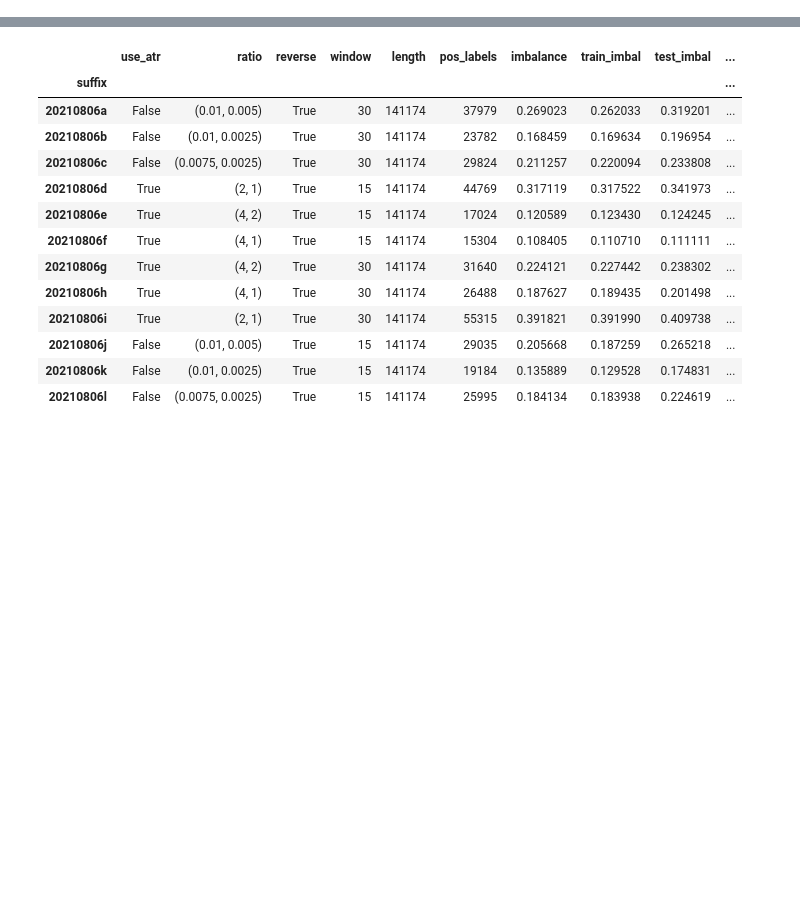
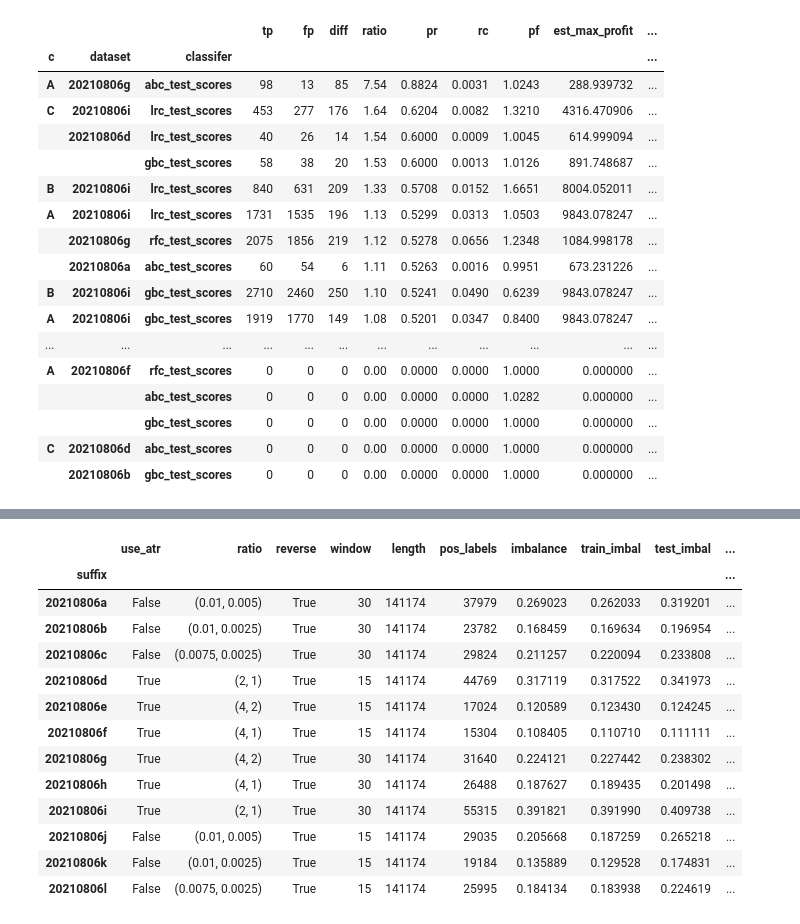
Before and after one commit to mads-swaps/swap-for-profit, a Jupyter notebook: playground/nicks/4_best_model_dataset.ipynb, the cells around one changed output, grey strips where cells are left out. Saved outputs shown, nothing was run; the diff lists cells and outputs as text; code cells hidden in the pictures; blank space fills up the shorter version.

```diff
--- a/playground/nicks/4_best_model_dataset.ipynb
+++ b/playground/nicks/4_best_model_dataset.ipynb
@@ -76,0 +79,21 @@ df.sort_values(by='score')
+# %%
+df.sort_values(by='ratio', ascending=False)
+# %% [output]
+|  |  |  | tp | fp | diff | ratio | pr | rc | pf | est_max_profit | ... |
+| c | dataset | classifer |  |  |  |  |  |  |  |  | ... |
+| A | 20210806g | abc_test_scores | 98 | 13 | 85 | 7.54 | 0.8824 | 0.0031 | 1.0243 | 288.939732 | ... |
+| C | 20210806i | lrc_test_scores | 453 | 277 | 176 | 1.64 | 0.6204 | 0.0082 | 1.3210 | 4316.470906 | ... |
+|  | 20210806d | lrc_test_scores | 40 | 26 | 14 | 1.54 | 0.6000 | 0.0009 | 1.0045 | 614.999094 | ... |
+|  |  | gbc_test_scores | 58 | 38 | 20 | 1.53 | 0.6000 | 0.0013 | 1.0126 | 891.748687 | ... |
+| B | 20210806i | lrc_test_scores | 840 | 631 | 209 | 1.33 | 0.5708 | 0.0152 | 1.6651 | 8004.052011 | ... |
+| A | 20210806i | lrc_test_scores | 1731 | 1535 | 196 | 1.13 | 0.5299 | 0.0313 | 1.0503 | 9843.078247 | ... |
+|  | 20210806g | rfc_test_scores | 2075 | 1856 | 219 | 1.12 | 0.5278 | 0.0656 | 1.2348 | 1084.998178 | ... |
+|  | 20210806a | abc_test_scores | 60 | 54 | 6 | 1.11 | 0.5263 | 0.0016 | 0.9951 | 673.231226 | ... |
+| B | 20210806i | gbc_test_scores | 2710 | 2460 | 250 | 1.10 | 0.5241 | 0.0490 | 0.6239 | 9843.078247 | ... |
+| A | 20210806i | gbc_test_scores | 1919 | 1770 | 149 | 1.08 | 0.5201 | 0.0347 | 0.8400 | 9843.078247 | ... |
+| ... | ... | ... | ... | ... | ... | ... | ... | ... | ... | ... | ... |
+| A | 20210806f | rfc_test_scores | 0 | 0 | 0 | 0.00 | 0.0000 | 0.0000 | 1.0000 | 0.000000 | ... |
+|  |  | abc_test_scores | 0 | 0 | 0 | 0.00 | 0.0000 | 0.0000 | 1.0282 | 0.000000 | ... |
+|  |  | gbc_test_scores | 0 | 0 | 0 | 0.00 | 0.0000 | 0.0000 | 1.0000 | 0.000000 | ... |
+| C | 20210806d | abc_test_scores | 0 | 0 | 0 | 0.00 | 0.0000 | 0.0000 | 1.0000 | 0.000000 | ... |
+|  | 20210806b | gbc_test_scores | 0 | 0 | 0 | 0.00 | 0.0000 | 0.0000 | 1.0000 | 0.000000 | ... |
```
Also changed, not shown: parts of 14 cells of this notebook, 6 other files.
